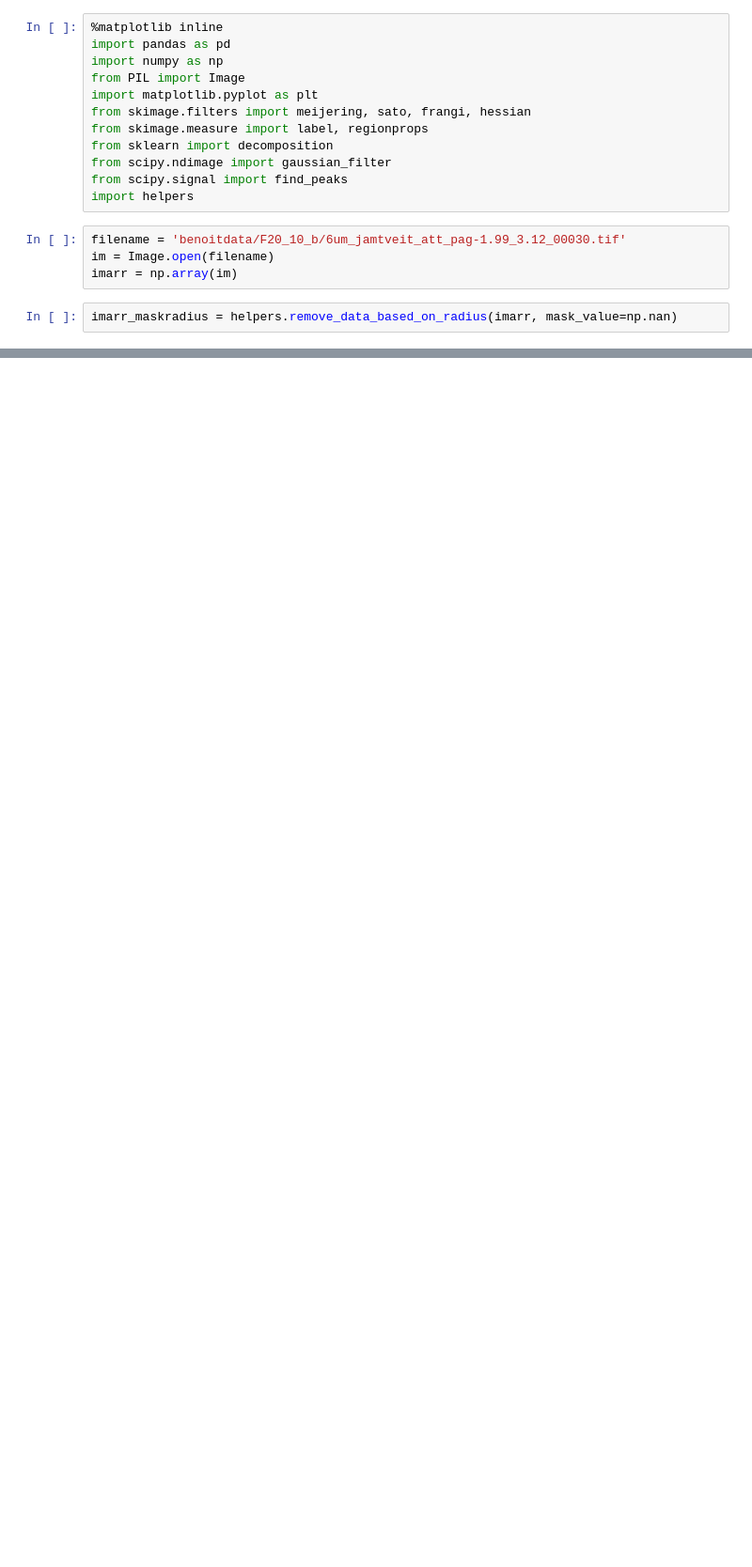
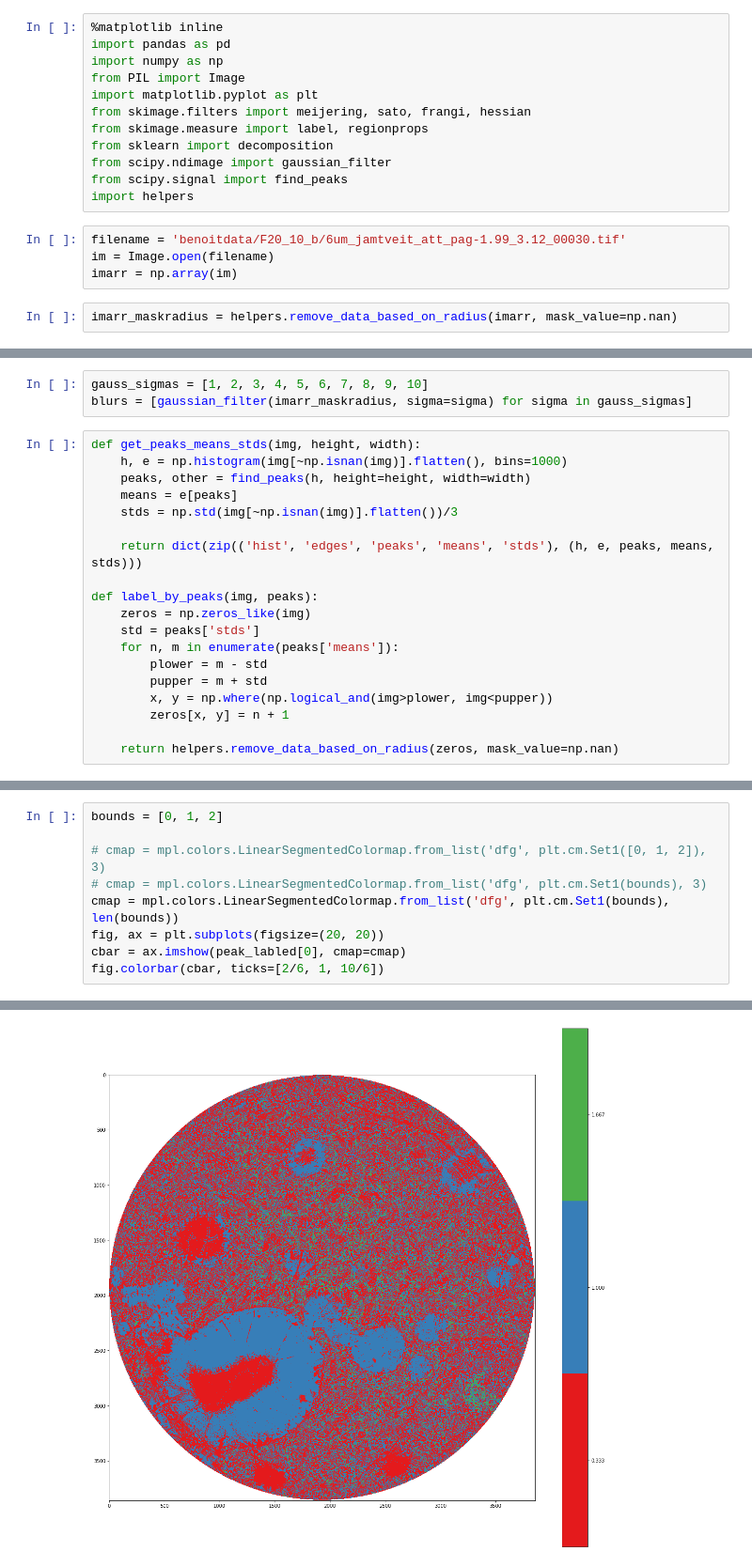
Before and after one commit to mnky9800n/faroe_segmentation, a Jupyter notebook: statistical labeling.ipynb, the cells around one changed output, grey strips where cells are left out. Shown at 94% size. Saved outputs shown, nothing was run; the diff lists cells and outputs as text; blank space fills up the shorter version.

```diff
--- a/statistical labeling.ipynb
+++ b/statistical labeling.ipynb
@@ -24,0 +19,22 @@ imarr_blur = gaussian_filter(imarr_maskradius, sigma=1912)
+# %%
+gauss_sigmas = [1, 2, 3, 4, 5, 6, 7, 8, 9, 10]
+blurs = [gaussian_filter(imarr_maskradius, sigma=sigma) for sigma in gauss_sigmas]
+# %%
+def get_peaks_means_stds(img, height, width):
+    h, e = np.histogram(img[~np.isnan(img)].flatten(), bins=1000)
+    peaks, other = find_peaks(h, height=height, width=width)
+    means = e[peaks]
+    stds = np.std(img[~np.isnan(img)].flatten())/3
+
+    return dict(zip(('hist', 'edges', 'peaks', 'means', 'stds'), (h, e, peaks, means, stds)))
+
+def label_by_peaks(img, peaks):
+    zeros = np.zeros_like(img)
+    std = peaks['stds']
+    for n, m in enumerate(peaks['means']):
+        plower = m - std
+        pupper = m + std
+        x, y = np.where(np.logical_and(img>plower, img<pupper))
+        zeros[x, y] = n + 1
+
+    return helpers.remove_data_based_on_radius(zeros, mask_value=np.nan)
@@ -26,0 +126,10 @@ plt.imshow(imarr_blur)
+# %%
+bounds = [0, 1, 2]
+
+# cmap = mpl.colors.LinearSegmentedColormap.from_list('dfg', plt.cm.Set1([0, 1, 2]), 3)
+# cmap = mpl.colors.LinearSegmentedColormap.from_list('dfg', plt.cm.Set1(bounds), 3)
+cmap = mpl.colors.LinearSegmentedColormap.from_list('dfg', plt.cm.Set1(bounds), len(bounds))
+fig, ax = plt.subplots(figsize=(20, 20))
+cbar = ax.imshow(peak_labled[0], cmap=cmap)
+fig.colorbar(cbar, ticks=[2/6, 1, 10/6])
+# %% [output]
@@ -26,0 +137 @@ plt.imshow(imarr_blur)
+[figure, added]
```
Also changed, not shown: parts of 28 cells of this notebook, 1 other file.
